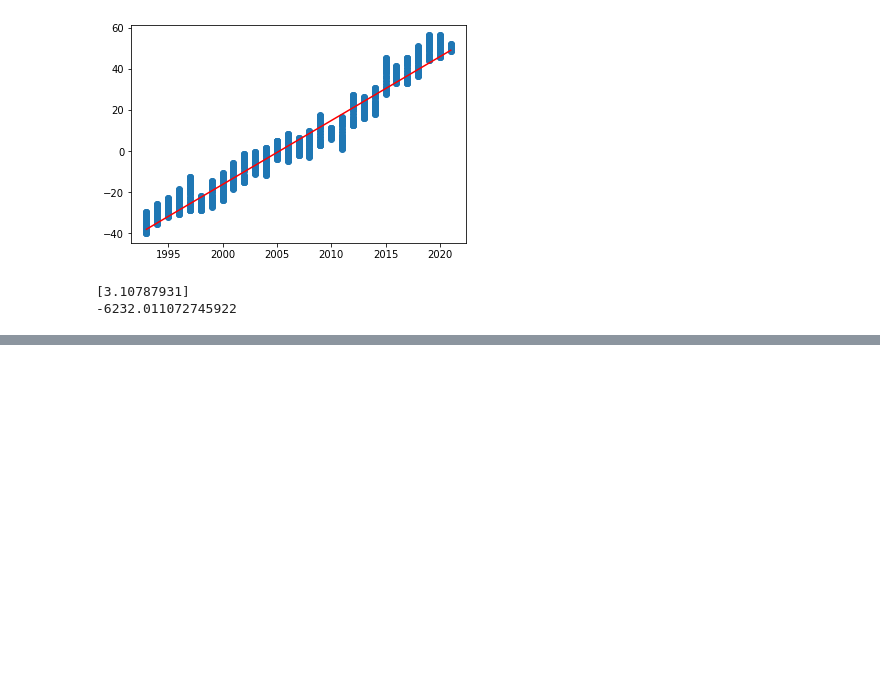
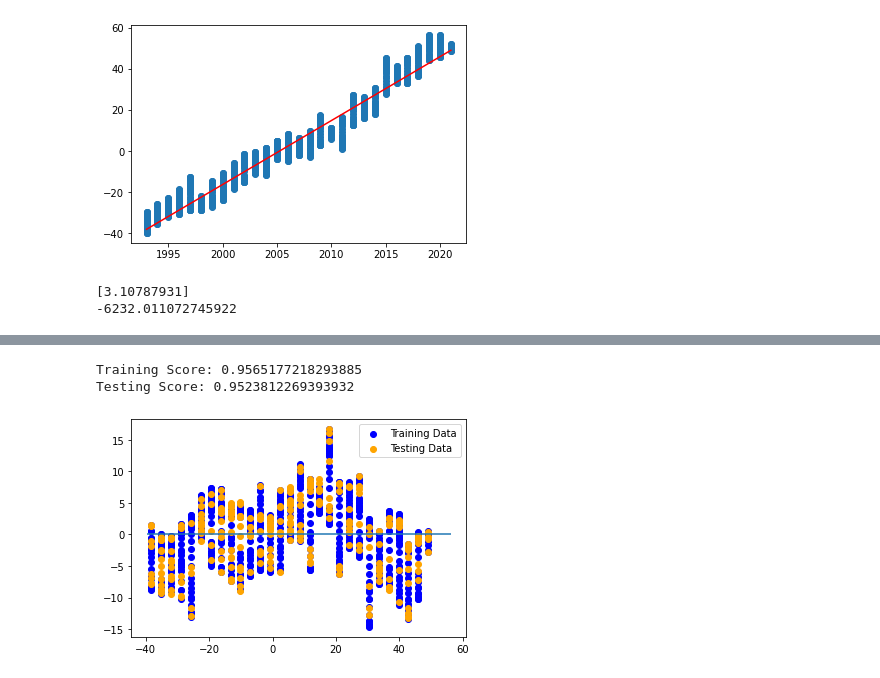
Before and after one commit to andrewhoeppner/final_project, a Jupyter notebook: linear regression.ipynb, the cells around one changed output, grey strips where cells are left out. Saved outputs shown, nothing was run; the diff lists cells and outputs as text; code cells hidden in the pictures; blank space fills up the shorter version.

```diff
--- a/linear regression.ipynb
+++ b/linear regression.ipynb
@@ -61,0 +119,41 @@ print(model.intercept_)
+# %%
+# Use train_test_split to create training and testing data.
+
+### BEGIN SOLUTION
+from sklearn.model_selection import train_test_split
+
+X_train, X_test, y_train, y_test = train_test_split(X, y, random_state=42)
+
+### END SOLUTION
+# %%
+# Create the model by using LinearRegression.
+
+### BEGIN SOLUTION
+from sklearn.linear_model import LinearRegression
+model = LinearRegression()
+### END SOLUTION
+# %%
+### BEGIN SOLUTION
+model.fit(X_train, y_train)
+training_score = model.score(X_train, y_train)
+testing_score = model.score(X_test, y_test)
+
+### END SOLUTION
+
+print(f"Training Score: {training_score}")
+print(f"Testing Score: {testing_score}")
+# %% [output]
+Training Score: 0.9565177218293885
+Testing Score: 0.9523812269393932
+# %%
+# Plot the residuals for the training and testing data.
+
+### BEGIN SOLUTION
+plt.scatter(model.predict(X_train), model.predict(X_train) - y_train, c="blue", label="Training Data")
+plt.scatter(model.predict(X_test), model.predict(X_test) - y_test, c="orange", label="Testing Data")
+plt.legend()
+plt.hlines(y=0, xmin=y.min(), xmax=y.max())
+plt.show()
+### END SOLUTION
+# %% [output]
+[figure, added]
```
Also changed, not shown: parts of 9 cells of this notebook.
